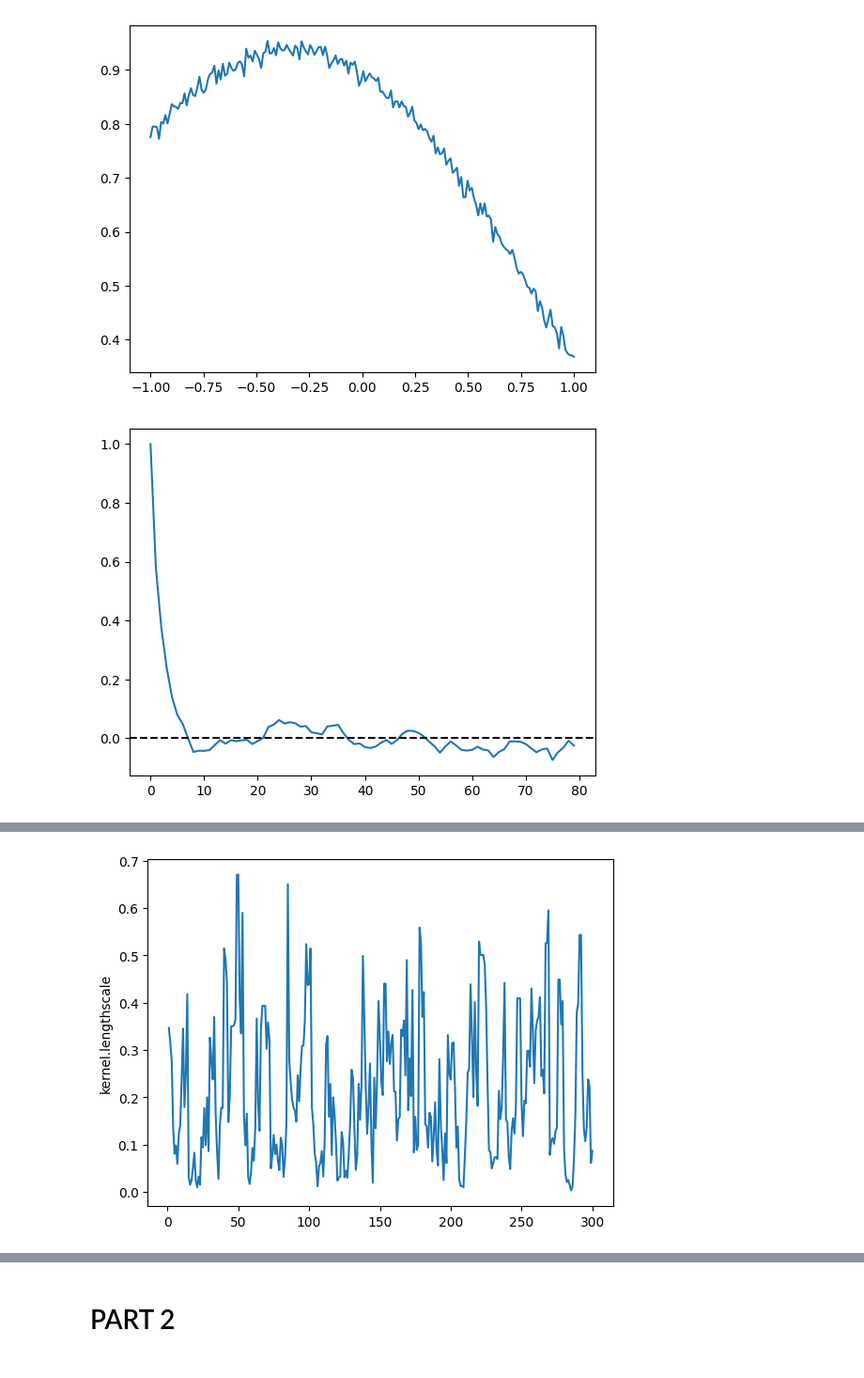
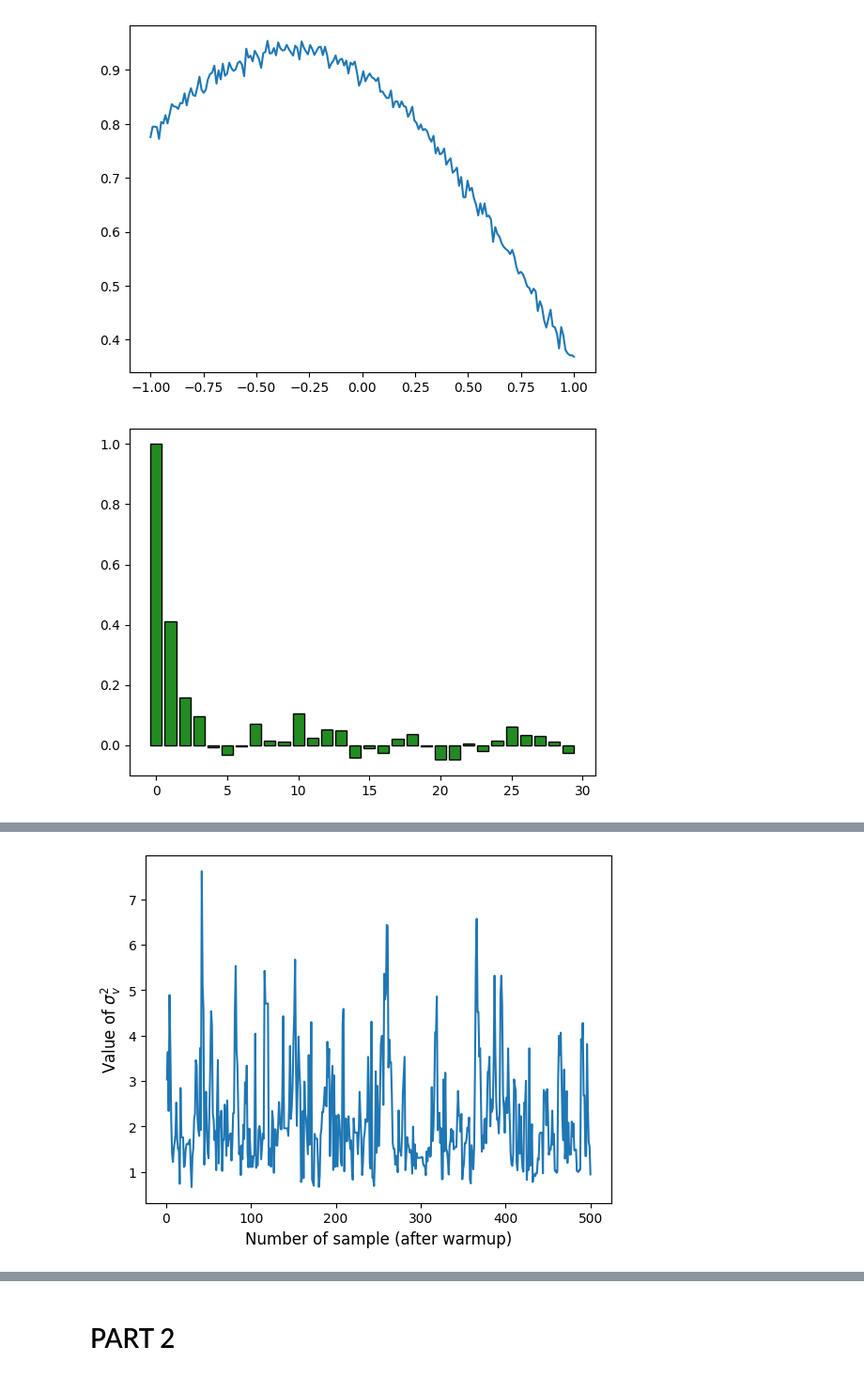
Before and after one commit to stojl/pml_exam, a Jupyter notebook: GP.ipynb, the cells around one changed output, grey strips where cells are left out. Shown at 94% size. Cells and saved outputs as stored; diff of their text form; code cells hidden in the pictures.

```diff
--- a/GP.ipynb
+++ b/GP.ipynb
@@ -27,7 +27,7 @@ gpmodel = gp.models.GPRegression(X, y, kernel=kernel, noise = torch.tensor(1e-4)
 
 hmc_kernel = pyro.infer.NUTS(gpmodel.model)
 
-mcmc = pyro.infer.MCMC(hmc_kernel, num_samples=3000, warmup_steps = 1000)
+mcmc = pyro.infer.MCMC(hmc_kernel, num_samples=500, warmup_steps = 5)
 
 mcmc.run()
 # %%
@@ -84,17 +92,20 @@ plt.show()
 # %% [output]
 [figure]
 # %%
+# Autocorrelation plot
+
 diag = az.from_pyro(mcmc, log_likelihood = False)
 samples0 = mcmc.get_samples()
 #az.plot_autocorr(diag)
 #autocorr1 = az.autocorr(samples0["kernel.lengthscale"])
 autocorr2 = az.autocorr(samples0["kernel.variance"])
 xs = torch.arange(0, autocorr2.shape[0], 1)
-sns.lineplot(x = xs[xs<80], y = autocorr2[xs<80])
-plt.axhline(y = 0, color = "black", linestyle='dashed')
+plt.bar(x = xs[xs<30], height = autocorr2[xs<30], align='center', color=['forestgreen'], edgecolor='black')
+#sns.barplot(x = xs, y = autocorr2)
+#plt.axhline(y = 0, color = "black", linestyle='dashed')
 plt.show()
 # %% [output]
-[figure, old version]
+[figure, new version]
 # %%
 sum1 = az.summary(diag)
 params =  az.extract(diag)
@@ -107,6 +118,8 @@ xs = np.arange(1, samples_kernel_variance.shape[0]+1, 1)
 f, ax = plt.subplots()
 
 #sns.lineplot(x = xs, y = samples_kernel_lengthscale, ax = ax)
-sns.lineplot(x = xs[0:300], y = samples_kernel_lengthscale[0:300], ax = ax)
+sns.lineplot(x = xs, y = samples_kernel_variance, ax = ax)
+ax.set_xlabel("Number of sample (after warmup)", fontsize = 12)
+ax.set_ylabel("Value of $\sigma_v^2$", fontsize = 12)
 plt.show()
 # %% [output]
@@ -114 +127 @@ arviz - WARNING - Shape validation failed: input_shape: (1, 2000), minimum_shape
-[figure, old version]
+[figure, new version]
```
Also changed, not shown: parts of 12 cells of this notebook.
